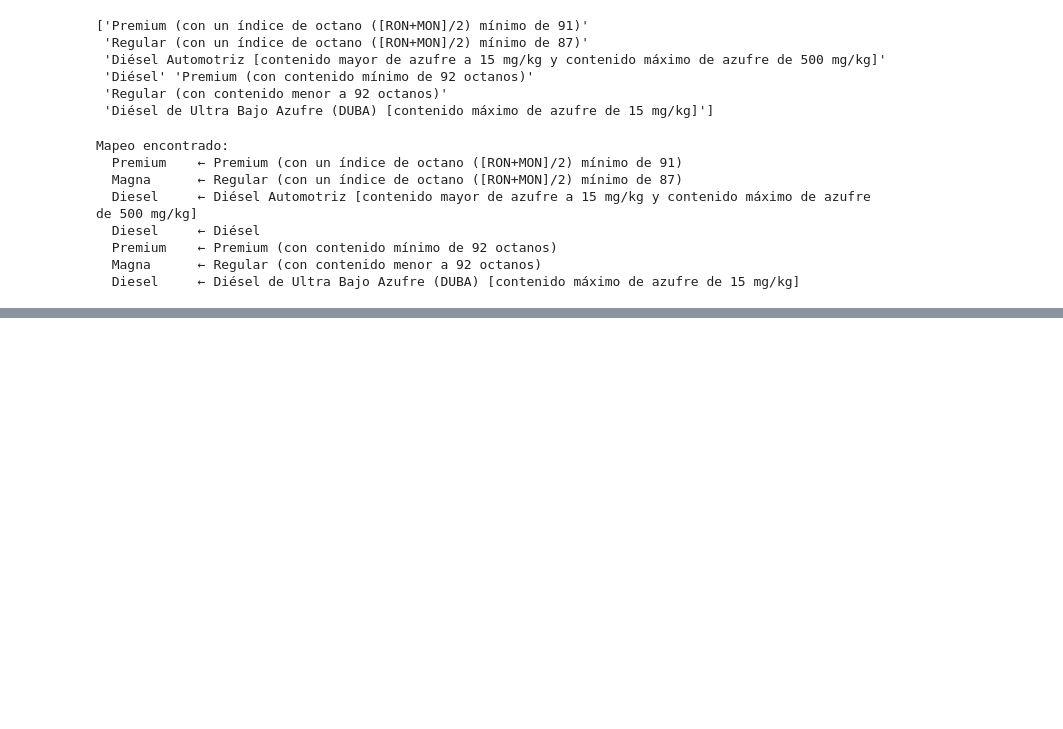
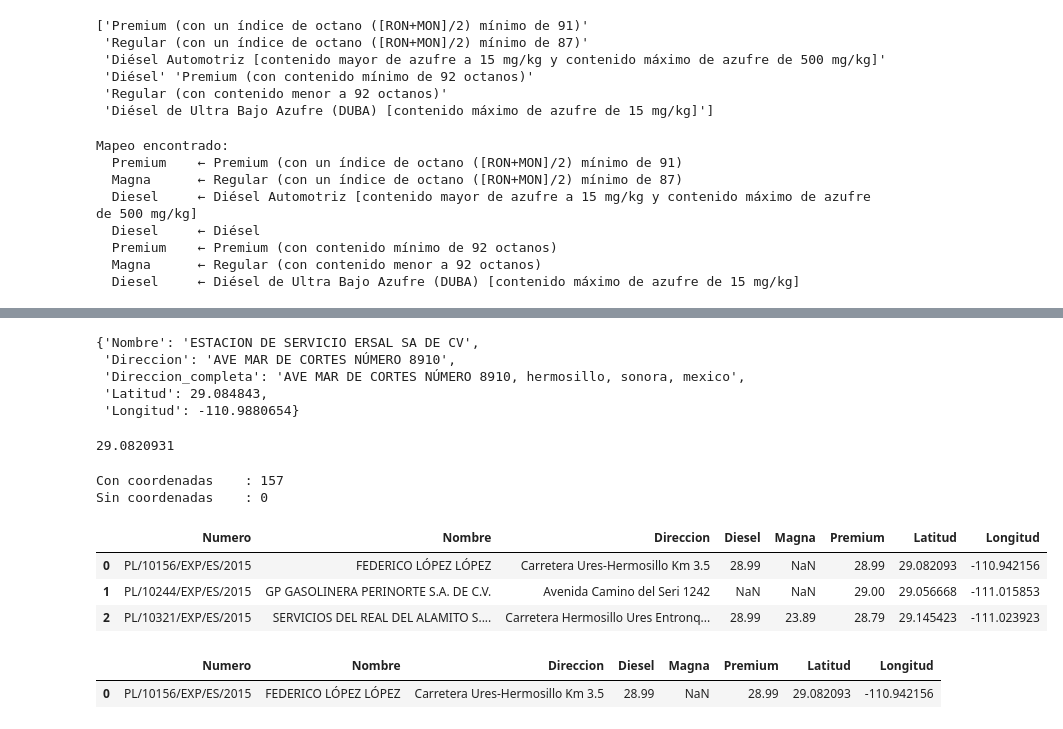
Before and after one commit to anmerino-pnd/sina, a Jupyter notebook: notebooks/gas_01.ipynb, the cells around one changed output, grey strips where cells are left out. Saved outputs shown, nothing was run; the diff lists cells and outputs as text; code cells hidden in the pictures; blank space fills up the shorter version.

```diff
--- a/notebooks/gas_01.ipynb
+++ b/notebooks/gas_01.ipynb
@@ -484,0 +582,31 @@ m.save(output_dir / "mapa_gasolineras_hermosillo.html")
+# %%
+gas_dict['PL/20952/EXP/ES/2018']
+# %% [output]
+{'Nombre': 'ESTACION DE SERVICIO ERSAL SA DE CV',
+ 'Direccion': 'AVE MAR DE CORTES NÚMERO 8910',
+ 'Direccion_completa': 'AVE MAR DE CORTES NÚMERO 8910, hermosillo, sonora, mexico',
+ 'Latitud': 29.084843,
+ 'Longitud': -110.9880654}
+# %%
+gas_dict[df_pivot['Numero'][0]]['Latitud']
+# %% [output]
+29.0820931
+# %%
+df_pivot["Latitud"] = df_pivot["Numero"].map(
+    lambda x: gas_dict.get(x, {}).get("Latitud")
+)
+
+df_pivot["Longitud"] = df_pivot["Numero"].map(
+    lambda x: gas_dict.get(x, {}).get("Longitud")
+)
+# %%
+print(f"Con coordenadas    : {df_pivot[['Latitud', 'Longitud']].notna().all(axis=1).sum()}")
+print(f"Sin coordenadas    : {df_pivot[['Latitud', 'Longitud']].isna().any(axis=1).sum()}")
+df_pivot.head(3)
+# %% [output]
+Con coordenadas    : 157
+Sin coordenadas    : 0
+|  | Numero | Nombre | Direccion | Diesel | Magna | Premium | Latitud | Longitud |
+| 0 | PL/10156/EXP/ES/2015 | FEDERICO LÓPEZ LÓPEZ | Carretera Ures-Hermosillo Km 3.5 | 28.99 | NaN | 28.99 | 29.082093 | -110.942156 |
+| 1 | PL/10244/EXP/ES/2015 | GP GASOLINERA PERINORTE S.A. DE C.V. | Avenida Camino del Seri 1242 | NaN | NaN | 29.00 | 29.056668 | -111.015853 |
+| 2 | PL/10321/EXP/ES/2015 | SERVICIOS DEL REAL DEL ALAMITO S.... | Carretera Hermosillo Ures Entronq... | 28.99 | 23.89 | 28.79 | 29.145423 | -111.023923 |
@@ -484,0 +616,5 @@ m.save(output_dir / "mapa_gasolineras_hermosillo.html")
+# %%
+df_pivot
+# %% [output]
+|  | Numero | Nombre | Direccion | Diesel | Magna | Premium | Latitud | Longitud |
+| 0 | PL/10156/EXP/ES/2015 | FEDERICO LÓPEZ LÓPEZ | Carretera Ures-Hermosillo Km 3.5 | 28.99 | NaN | 28.99 | 29.082093 | -110.942156 |
```
Also changed, not shown: parts of 21 cells of this notebook, 4 other files.
